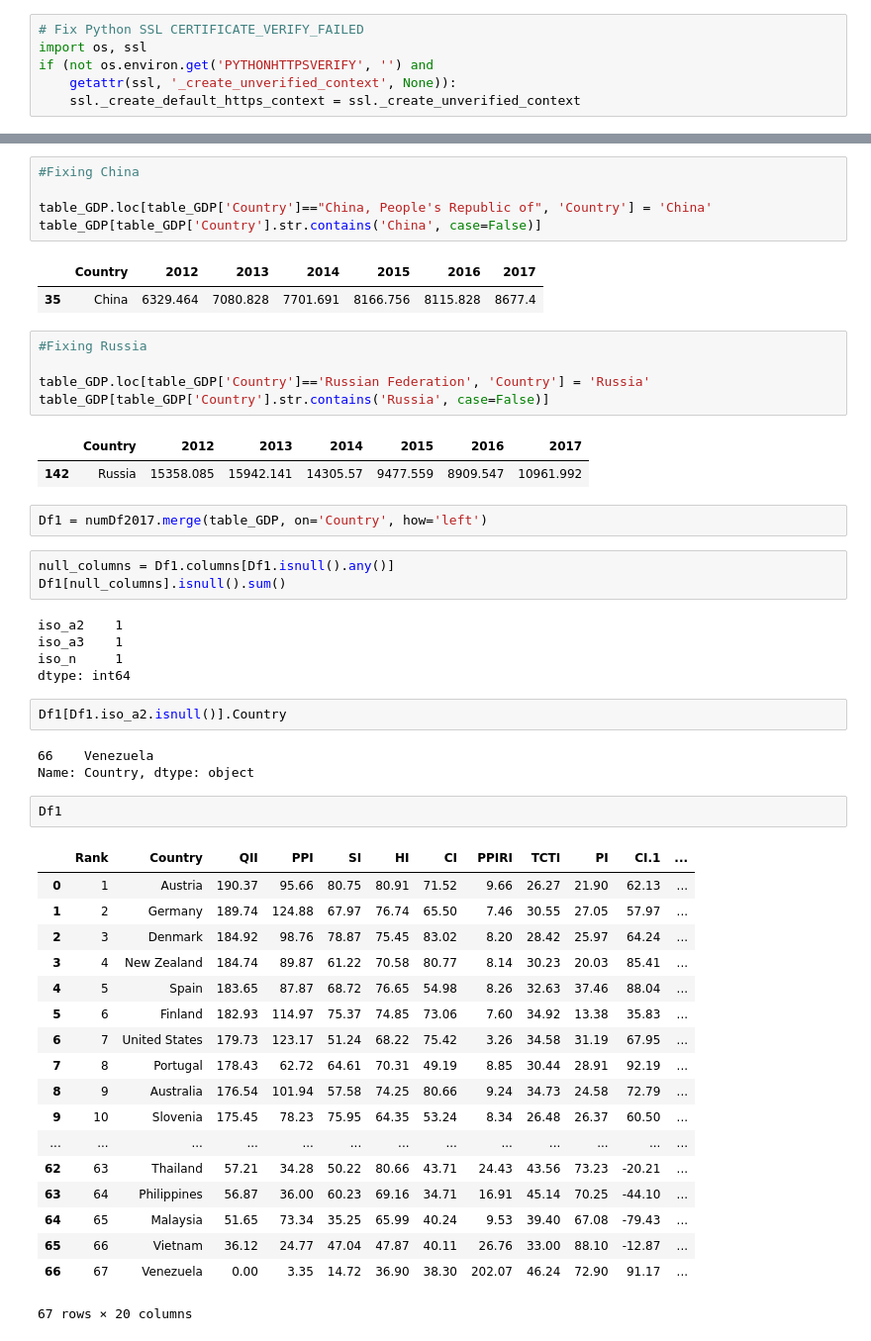
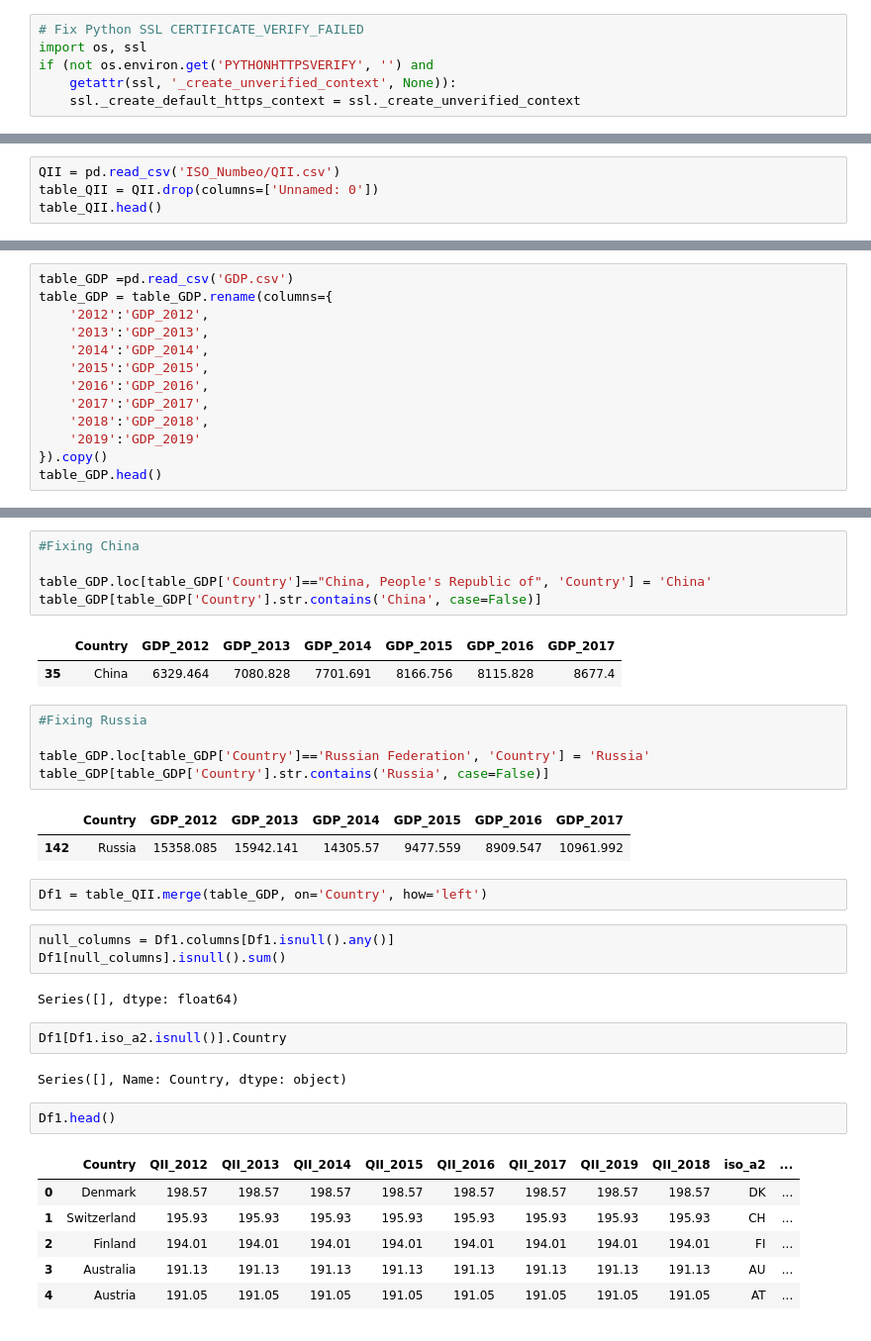
Before and after one commit to mcaraco/UCB_project3, a Jupyter notebook: MergeGDPnQOL.ipynb, the cells around one changed output, grey strips where cells are left out. Shown at 99% size. Cells and saved outputs as stored; diff of their text form.

Commit message:
merged QII and GDP

```diff
--- a/MergeGDPnQOL.ipynb
+++ b/MergeGDPnQOL.ipynb
@@ -31,0 +11,4 @@ table_GDP.head()
+# %%
+QII = pd.read_csv('ISO_Numbeo/QII.csv')
+table_QII = QII.drop(columns=['Unnamed: 0'])
+table_QII.head()
@@ -31,0 +22,13 @@ table_GDP.head()
+# %%
+table_GDP =pd.read_csv('GDP.csv')
+table_GDP = table_GDP.rename(columns={
+    '2012':'GDP_2012',
+    '2013':'GDP_2013',
+    '2014':'GDP_2014',
+    '2015':'GDP_2015',
+    '2016':'GDP_2016',
+    '2017':'GDP_2017',
+    '2018':'GDP_2018',
+    '2019':'GDP_2019'
+}).copy()
+table_GDP.head()
@@ -124,7 +120,7 @@ table_GDP[table_GDP['Country'].str.contains('Hong Kong', case=False)]
 table_GDP.loc[table_GDP['Country']=="China, People's Republic of", 'Country'] = 'China'
 table_GDP[table_GDP['Country'].str.contains('China', case=False)]
 # %% [output]
-|  | Country | 2012 | 2013 | 2014 | 2015 | 2016 | 2017 |
+|  | Country | GDP_2012 | GDP_2013 | GDP_2014 | GDP_2015 | GDP_2016 | GDP_2017 |
 | 35 | China | 6329.464 | 7080.828 | 7701.691 | 8166.756 | 8115.828 | 8677.4 |
 # %%
 #Fixing Russia
@@ -132,41 +128,25 @@ table_GDP[table_GDP['Country'].str.contains('China', case=False)]
 table_GDP.loc[table_GDP['Country']=='Russian Federation', 'Country'] = 'Russia'
 table_GDP[table_GDP['Country'].str.contains('Russia', case=False)]
 # %% [output]
-|  | Country | 2012 | 2013 | 2014 | 2015 | 2016 | 2017 |
+|  | Country | GDP_2012 | GDP_2013 | GDP_2014 | GDP_2015 | GDP_2016 | GDP_2017 |
 | 142 | Russia | 15358.085 | 15942.141 | 14305.57 | 9477.559 | 8909.547 | 10961.992 |
 # %%
-Df1 = numDf2017.merge(table_GDP, on='Country', how='left')
+Df1 = table_QII.merge(table_GDP, on='Country', how='left')
 # %%
 null_columns = Df1.columns[Df1.isnull().any()]
 Df1[null_columns].isnull().sum()
 # %% [output]
-iso_a2    1
-iso_a3    1
-iso_n     1
-dtype: int64
+Series([], dtype: float64)
 # %%
 Df1[Df1.iso_a2.isnull()].Country
 # %% [output]
-66    Venezuela
-Name: Country, dtype: object
+Series([], Name: Country, dtype: object)
 # %%
-Df1
+Df1.head()
 # %% [output]
-|  | Rank | Country | QII | PPI | SI | HI | CI | PPIRI | TCTI | PI | CI.1 | ... |
-| 0 | 1 | Austria | 190.37 | 95.66 | 80.75 | 80.91 | 71.52 | 9.66 | 26.27 | 21.90 | 62.13 | ... |
-| 1 | 2 | Germany | 189.74 | 124.88 | 67.97 | 76.74 | 65.50 | 7.46 | 30.55 | 27.05 | 57.97 | ... |
-| 2 | 3 | Denmark | 184.92 | 98.76 | 78.87 | 75.45 | 83.02 | 8.20 | 28.42 | 25.97 | 64.24 | ... |
-| 3 | 4 | New Zealand | 184.74 | 89.87 | 61.22 | 70.58 | 80.77 | 8.14 | 30.23 | 20.03 | 85.41 | ... |
-| 4 | 5 | Spain | 183.65 | 87.87 | 68.72 | 76.65 | 54.98 | 8.26 | 32.63 | 37.46 | 88.04 | ... |
-| 5 | 6 | Finland | 182.93 | 114.97 | 75.37 | 74.85 | 73.06 | 7.60 | 34.92 | 13.38 | 35.83 | ... |
-| 6 | 7 | United States | 179.73 | 123.17 | 51.24 | 68.22 | 75.42 | 3.26 | 34.58 | 31.19 | 67.95 | ... |
-| 7 | 8 | Portugal | 178.43 | 62.72 | 64.61 | 70.31 | 49.19 | 8.85 | 30.44 | 28.91 | 92.19 | ... |
-| 8 | 9 | Australia | 176.54 | 101.94 | 57.58 | 74.25 | 80.66 | 9.24 | 34.73 | 24.58 | 72.79 | ... |
-| 9 | 10 | Slovenia | 175.45 | 78.23 | 75.95 | 64.35 | 53.24 | 8.34 | 26.48 | 26.37 | 60.50 | ... |
-| ... | ... | ... | ... | ... | ... | ... | ... | ... | ... | ... | ... | ... |
-| 62 | 63 | Thailand | 57.21 | 34.28 | 50.22 | 80.66 | 43.71 | 24.43 | 43.56 | 73.23 | -20.21 | ... |
-| 63 | 64 | Philippines | 56.87 | 36.00 | 60.23 | 69.16 | 34.71 | 16.91 | 45.14 | 70.25 | -44.10 | ... |
-| 64 | 65 | Malaysia | 51.65 | 73.34 | 35.25 | 65.99 | 40.24 | 9.53 | 39.40 | 67.08 | -79.43 | ... |
-| 65 | 66 | Vietnam | 36.12 | 24.77 | 47.04 | 47.87 | 40.11 | 26.76 | 33.00 | 88.10 | -12.87 | ... |
-| 66 | 67 | Venezuela | 0.00 | 3.35 | 14.72 | 36.90 | 38.30 | 202.07 | 46.24 | 72.90 | 91.17 | ... |
+|  | Country | QII_2012 | QII_2013 | QII_2014 | QII_2015 | QII_2016 | QII_2017 | QII_2019 | QII_2018 | iso_a2 | ... |
+| 0 | Denmark | 198.57 | 198.57 | 198.57 | 198.57 | 198.57 | 198.57 | 198.57 | 198.57 | DK | ... |
+| 1 | Switzerland | 195.93 | 195.93 | 195.93 | 195.93 | 195.93 | 195.93 | 195.93 | 195.93 | CH | ... |
+| 2 | Finland | 194.01 | 194.01 | 194.01 | 194.01 | 194.01 | 194.01 | 194.01 | 194.01 | FI | ... |
+| 3 | Australia | 191.13 | 191.13 | 191.13 | 191.13 | 191.13 | 191.13 | 191.13 | 191.13 | AU | ... |
+| 4 | Austria | 191.05 | 191.05 | 191.05 | 191.05 | 191.05 | 191.05 | 191.05 | 191.05 | AT | ... |
-67 rows × 20 columns
```
Also changed, not shown: parts of 15 cells of this notebook, 2 other files.
